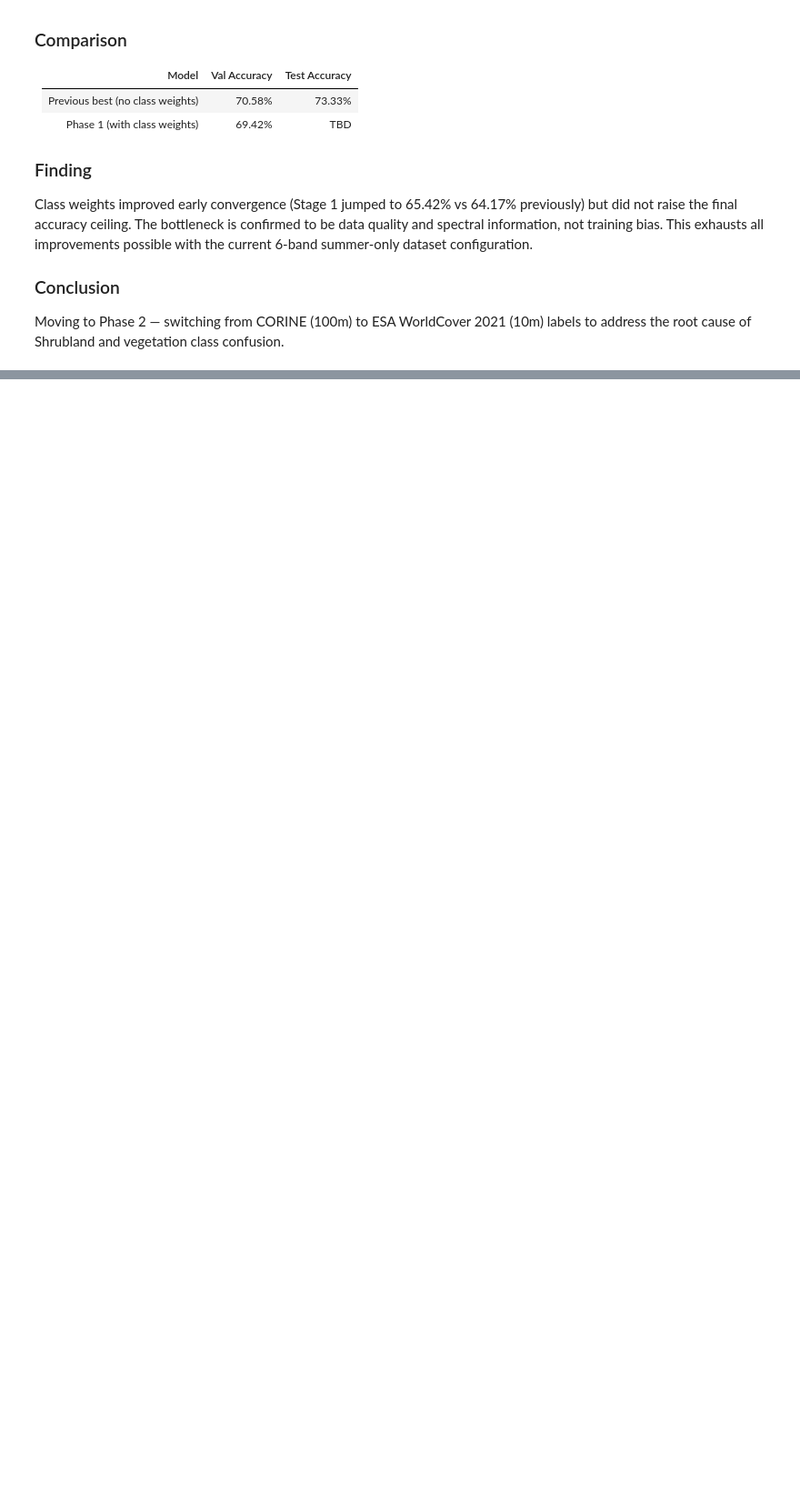
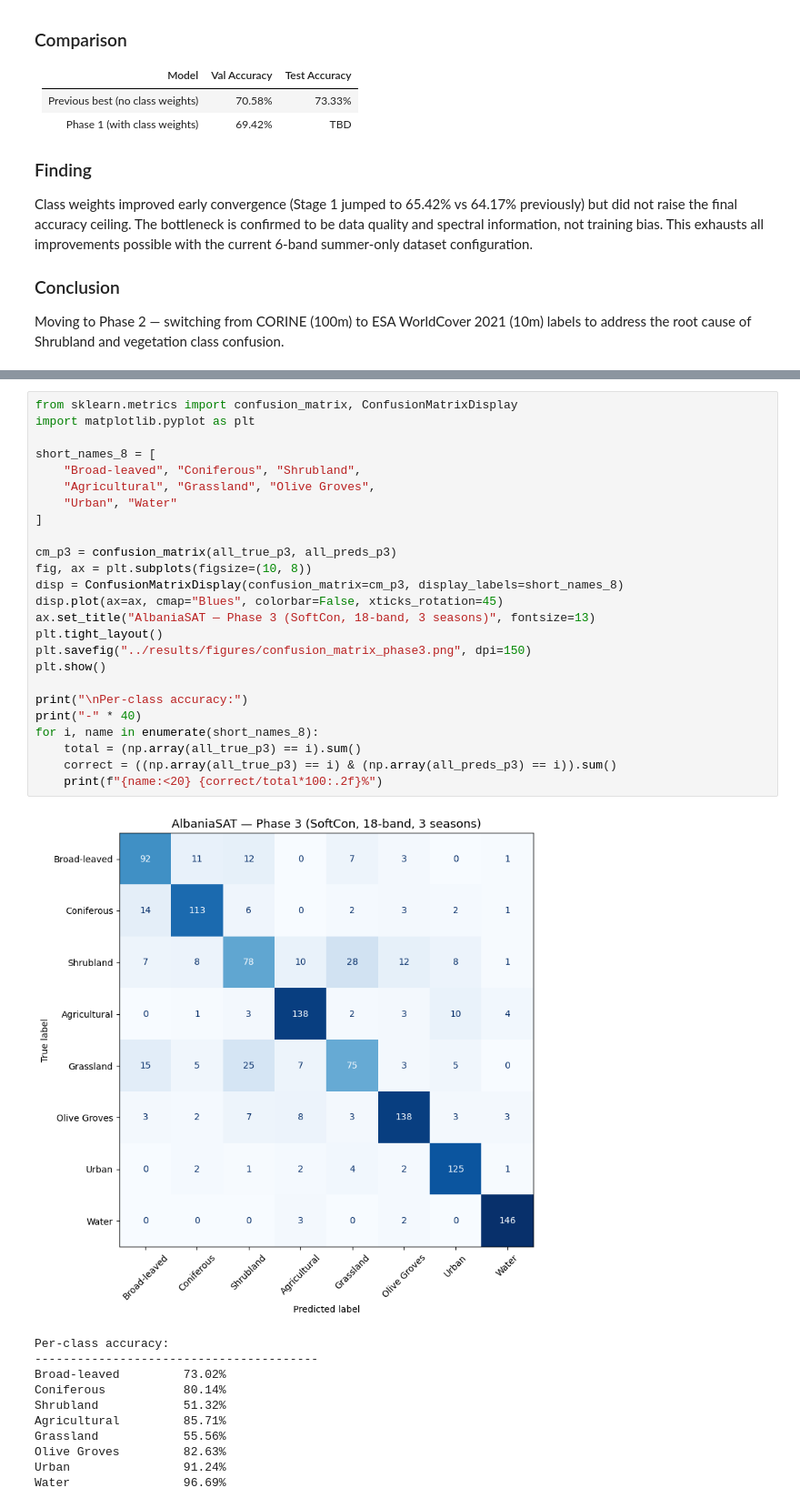
Before and after one commit to virvihuta/AlbaniaSAT, a Jupyter notebook: notebooks/training.ipynb, the cells around one changed output, grey strips where cells are left out. Shown at 91% size. Drawn from its saved outputs; the diff is of its cells as text; blank space fills up the shorter version.

Commit message:
trained multi-temporal 18-bands softcon

```diff
--- a/notebooks/training.ipynb
+++ b/notebooks/training.ipynb
@@ -1135,0 +1377,37 @@ Moving to Phase 2 — switching from CORINE (100m) to ESA WorldCover 2021 (10m)
+# %%
+from sklearn.metrics import confusion_matrix, ConfusionMatrixDisplay
+import matplotlib.pyplot as plt
+
+short_names_8 = [
+    "Broad-leaved", "Coniferous", "Shrubland",
+    "Agricultural", "Grassland", "Olive Groves",
+    "Urban", "Water"
+]
+
+cm_p3 = confusion_matrix(all_true_p3, all_preds_p3)
+fig, ax = plt.subplots(figsize=(10, 8))
+disp = ConfusionMatrixDisplay(confusion_matrix=cm_p3, display_labels=short_names_8)
+disp.plot(ax=ax, cmap="Blues", colorbar=False, xticks_rotation=45)
+ax.set_title("AlbaniaSAT — Phase 3 (SoftCon, 18-band, 3 seasons)", fontsize=13)
+plt.tight_layout()
+plt.savefig("../results/figures/confusion_matrix_phase3.png", dpi=150)
+plt.show()
+
+print("\nPer-class accuracy:")
+print("-" * 40)
+for i, name in enumerate(short_names_8):
+    total = (np.array(all_true_p3) == i).sum()
+    correct = ((np.array(all_true_p3) == i) & (np.array(all_preds_p3) == i)).sum()
+    print(f"{name:<20} {correct/total*100:.2f}%")
+# %% [output]
+[figure, added]
+Per-class accuracy:
+----------------------------------------
+Broad-leaved         73.02%
+Coniferous           80.14%
+Shrubland            51.32%
+Agricultural         85.71%
+Grassland            55.56%
+Olive Groves         82.63%
+Urban                91.24%
+Water                96.69%
```
Also changed, not shown: parts of 5 cells of this notebook, 1 other file.
